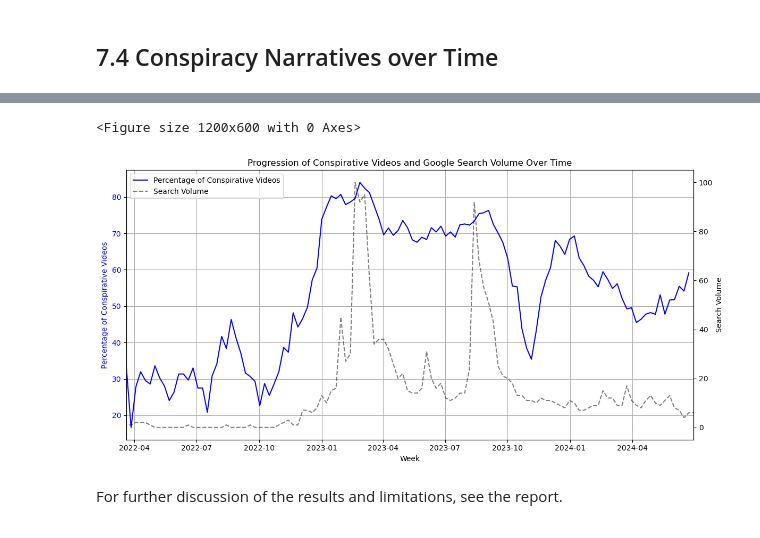
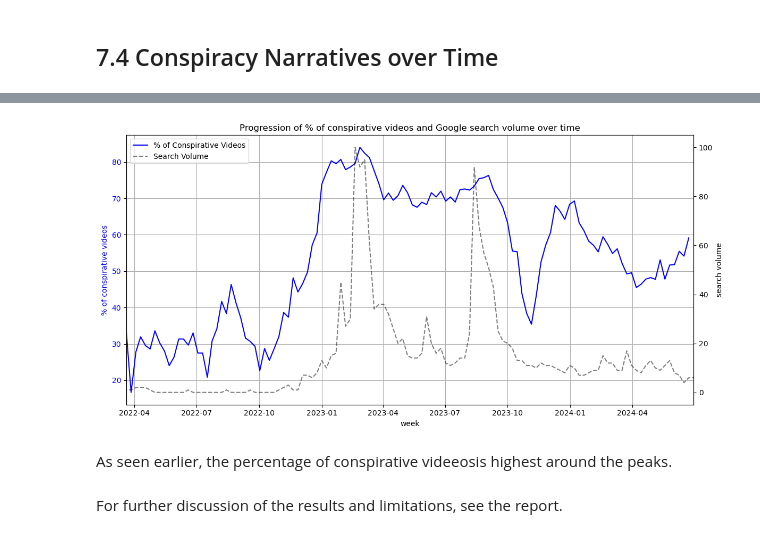
Before and after one commit to julia-king-edu/so-24_smda_project, a Jupyter notebook: 03_analysis.ipynb, the cells around one changed output, grey strips where cells are left out. Drawn from its saved outputs; the diff is of its cells as text; code cells hidden in the pictures.

```diff
--- a/03_analysis.ipynb
+++ b/03_analysis.ipynb
@@ -471,39 +447,38 @@ video_time_df
 # %%
 # add visualization of progression of share of conspirative videos
-
-plt.figure(figsize = (12, 6))
 
 # % of conspirative videos on left axis
 fig, ax1 = plt.subplots(figsize = (12, 6))
 
 
-ax1.plot(pd.to_datetime(video_time_df.index), video_time_df["conspirative_auto"] * 100, label = "Percentage of Conspirative Videos", color = "blue")
-ax1.set_xlabel("Week")
-ax1.set_ylabel("Percentage of Conspirative Videos", color = "blue")
+ax1.plot(pd.to_datetime(video_time_df.index), video_time_df["conspirative_auto"] * 100, label = "% of Conspirative Videos", color = "blue")
+ax1.set_xlabel("week")
+ax1.set_ylabel("% of conspirative videos", color = "blue")
 ax1.tick_params(axis = "y", labelcolor = "blue")
 
 # search volume on right axis
 ax2 = ax1.twinx()
 ax2.plot(gtrends_df["date"], gtrends_df["volume"], label = "Search Volume", color = "black", linestyle = "--", alpha = 0.5)
-ax2.set_ylabel("Search Volume", color = "black")
+ax2.set_ylabel("search volume", color = "black")
 ax2.tick_params(axis = "y", labelcolor = "black")
 
 # Set the x-axis limits
 ax1.set_xlim(pd.to_datetime(video_time_df.index).min(), pd.to_datetime(gtrends_df["date"]).max())
 
 # legend
 lines, labels = ax1.get_legend_handles_labels()
 lines2, labels2 = ax2.get_legend_handles_labels()
 ax1.legend(lines + lines2, labels + labels2, loc = "upper left")
 
 # # Title + grid + layout
-plt.title("Progression of Conspirative Videos and Google Search Volume Over Time")
+plt.title("Progression of % of conspirative videos and Google search volume over time")
 ax1.grid(True)
 plt.tight_layout()
 
 plt.show()
 # %% [output]
-<Figure size 1200x600 with 0 Axes>
-[figure, old version]
+[figure, new version]
+# %% [markdown]
+As seen earlier, the percentage of conspirative videeosis highest around the peaks.
 # %% [markdown]
 For further discussion of the results and limitations, see the report.
```
Also changed, not shown: parts of 13 cells of this notebook, 2 other files.
